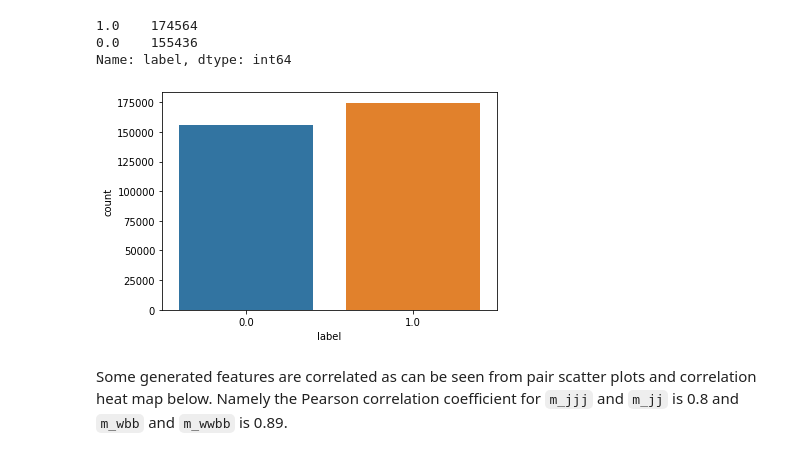
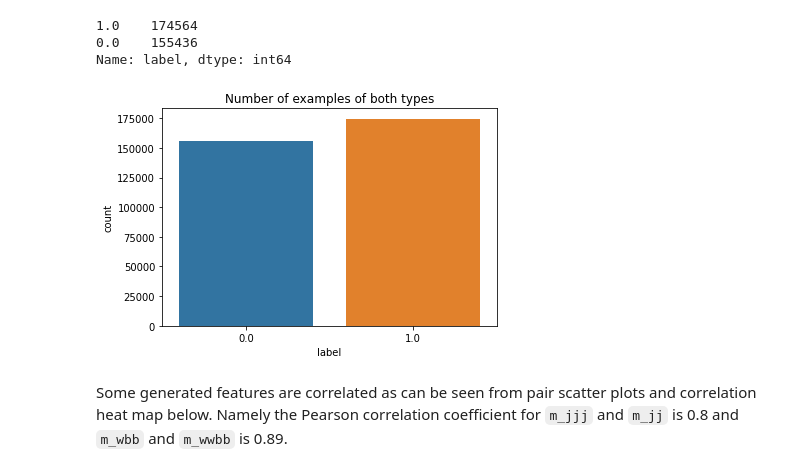
Before and after one commit to javaeeeee/MachineLearningNotebooks, a Jupyter notebook: HiggsBosonClassification.ipynb, the cells around one changed output. Saved outputs shown, nothing was run; the diff lists cells and outputs as text; code cells hidden in the pictures.

```diff
--- a/HiggsBosonClassification.ipynb
+++ b/HiggsBosonClassification.ipynb
@@ -111,10 +112,11 @@ sample_df["label"].value_counts()
 0.0    155436
 Name: label, dtype: int64
 # %%
-sns.countplot(x="label", data=sample_df)
+cntplt = sns.countplot(x="label", data=sample_df)
+cntplt.set_title("Number of examples of both types")
 plt.show()
 # %% [output]
-[figure, old version]
+[figure, new version]
 # %% [markdown]
 Some generated features are correlated as can be seen from pair scatter plots and correlation heat map below. Namely the Pearson correlation coefficient for `m_jjj` and `m_jj` is 0.8 and `m_wbb` and `m_wwbb` is 0.89.
 # %%
```
Also changed, not shown: parts of 35 cells of this notebook.
